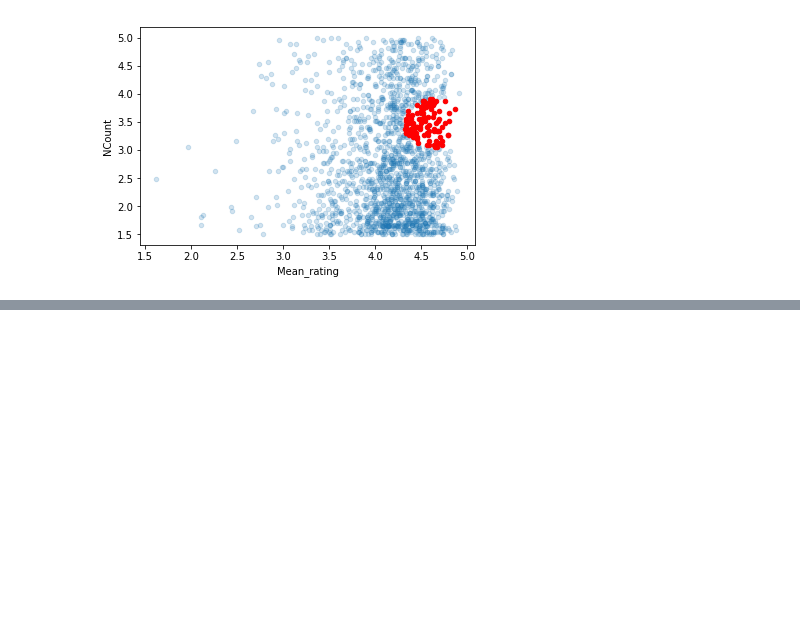
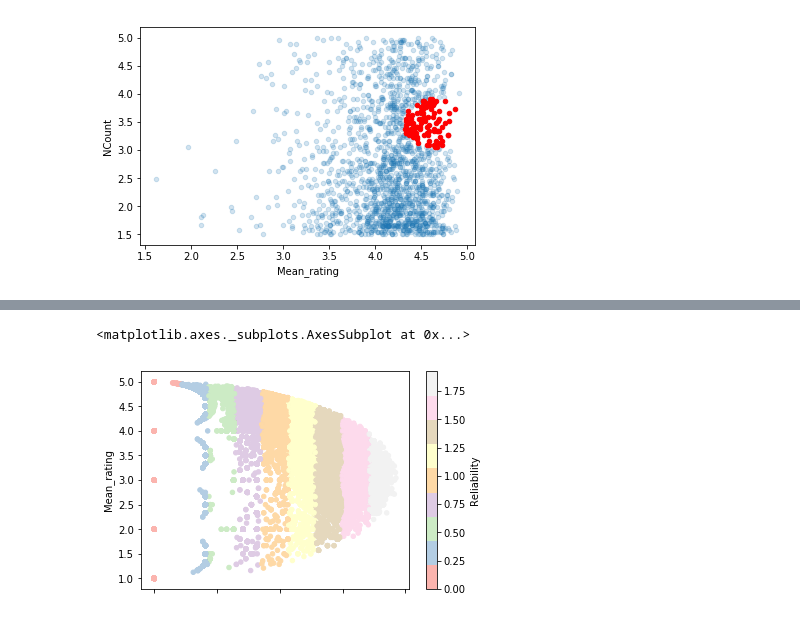
Before and after one commit to nishnash54/RecOmax, a Jupyter notebook: Online/recomendation_system.ipynb, the cells around one changed output, grey strips where cells are left out. Cells and saved outputs as stored; diff of their text form; code cells hidden in the pictures; blank space fills up the shorter version.

```diff
--- a/Online/recomendation_system.ipynb
+++ b/Online/recomendation_system.ipynb
@@ -394,0 +465,5 @@ test_data.iloc[neigh[0]].plot(kind='scatter', x='Mean_rating', y='NCount', color
+# %%
+product_details.plot(kind='scatter', x='Reliability', y='Mean_rating', c='Reliability', cmap='Pastel1')
+# %% [output]
+<matplotlib.axes._subplots.AxesSubplot at 0x...>
+[figure, added]
```
Also changed, not shown: parts of 11 cells of this notebook.
